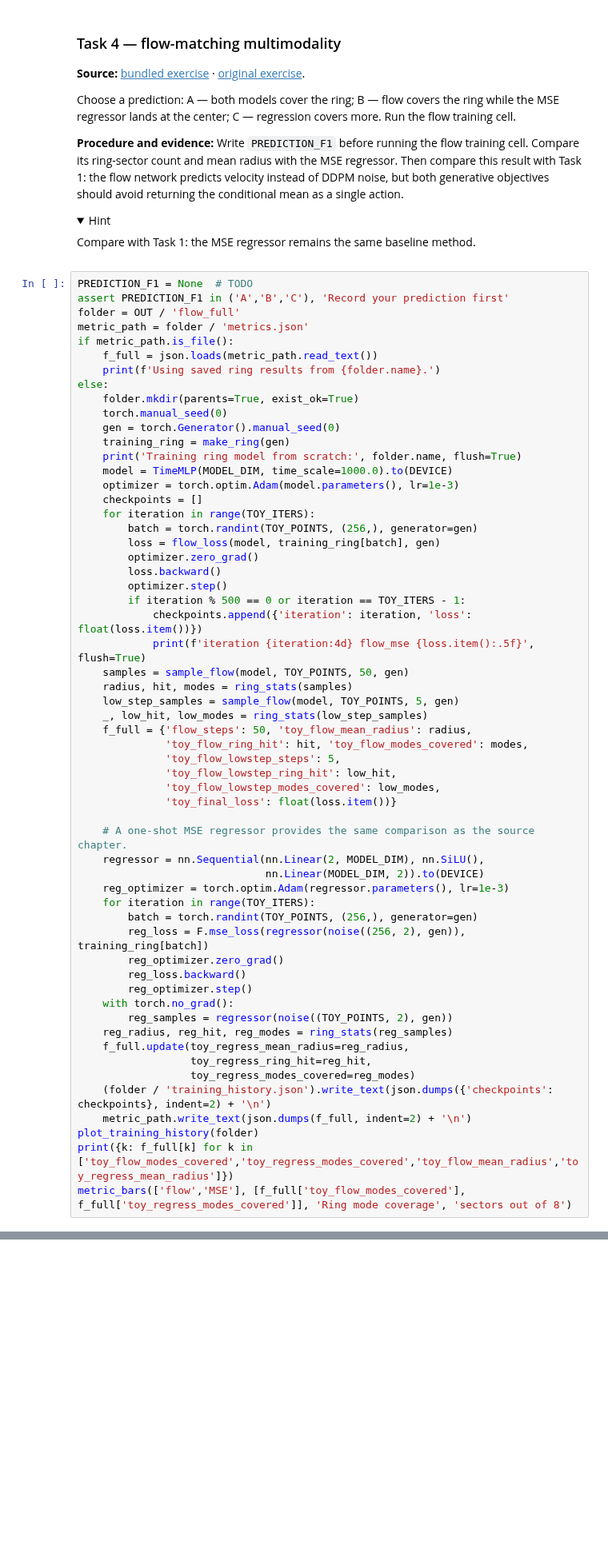
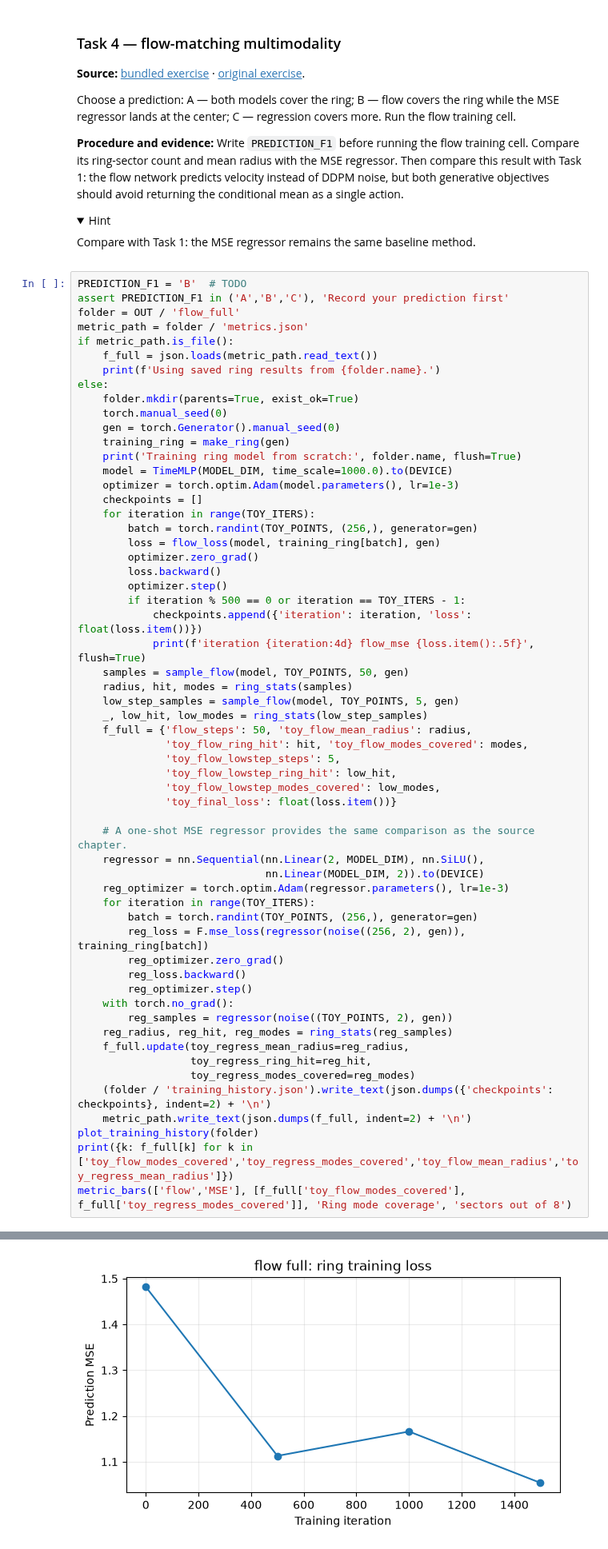
Before and after one commit to AntoninaKOR/multimodal-vla-course, a Jupyter notebook: 03-diffusion-policy-flow-matching/seminar_03_diffusion_flow_student.ipynb, the cells around one changed output, grey strips where cells are left out. Shown at 80% size. Saved outputs shown, nothing was run; the diff lists cells and outputs as text; folded sections open; blank space fills up the shorter version.

```diff
--- a/03-diffusion-policy-flow-matching/seminar_03_diffusion_flow_student.ipynb
+++ b/03-diffusion-policy-flow-matching/seminar_03_diffusion_flow_student.ipynb
@@ -494,7 +516,7 @@ Compare with Task 1: the MSE regressor remains the same baseline method.
 
 </details>
 # %%
-PREDICTION_F1 = None  # TODO
+PREDICTION_F1 = 'B'  # TODO
 assert PREDICTION_F1 in ('A','B','C'), 'Record your prediction first'
 folder = OUT / 'flow_full'
 metric_path = folder / 'metrics.json'
@@ -551,3 +573,4 @@ else:
 plot_training_history(folder)
 print({k: f_full[k] for k in ['toy_flow_modes_covered','toy_regress_modes_covered','toy_flow_mean_radius','toy_regress_mean_radius']})
 metric_bars(['flow','MSE'], [f_full['toy_flow_modes_covered'], f_full['toy_regress_modes_covered']], 'Ring mode coverage', 'sectors out of 8')
+# %% [output]
@@ -553,0 +578 @@ metric_bars(['flow','MSE'], [f_full['toy_flow_modes_covered'], f_full['toy_regre
+[figure, added]
```
Also changed, not shown: parts of 24 cells of this notebook.
